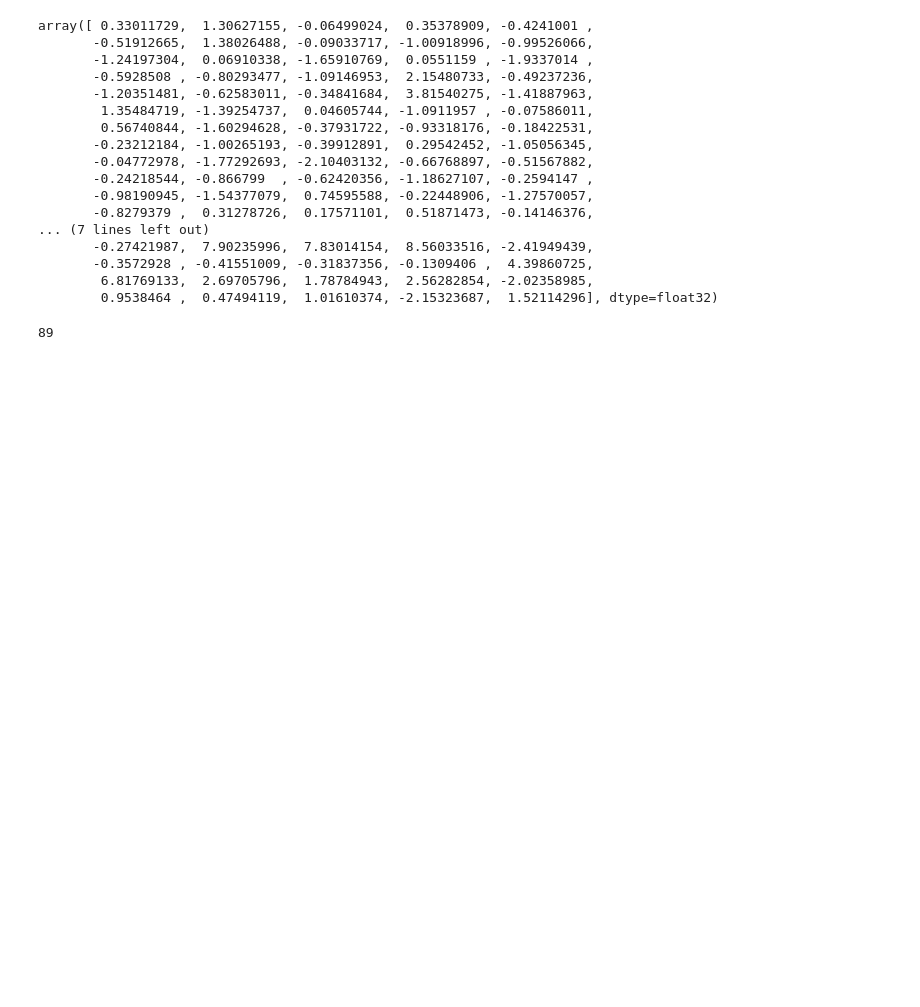
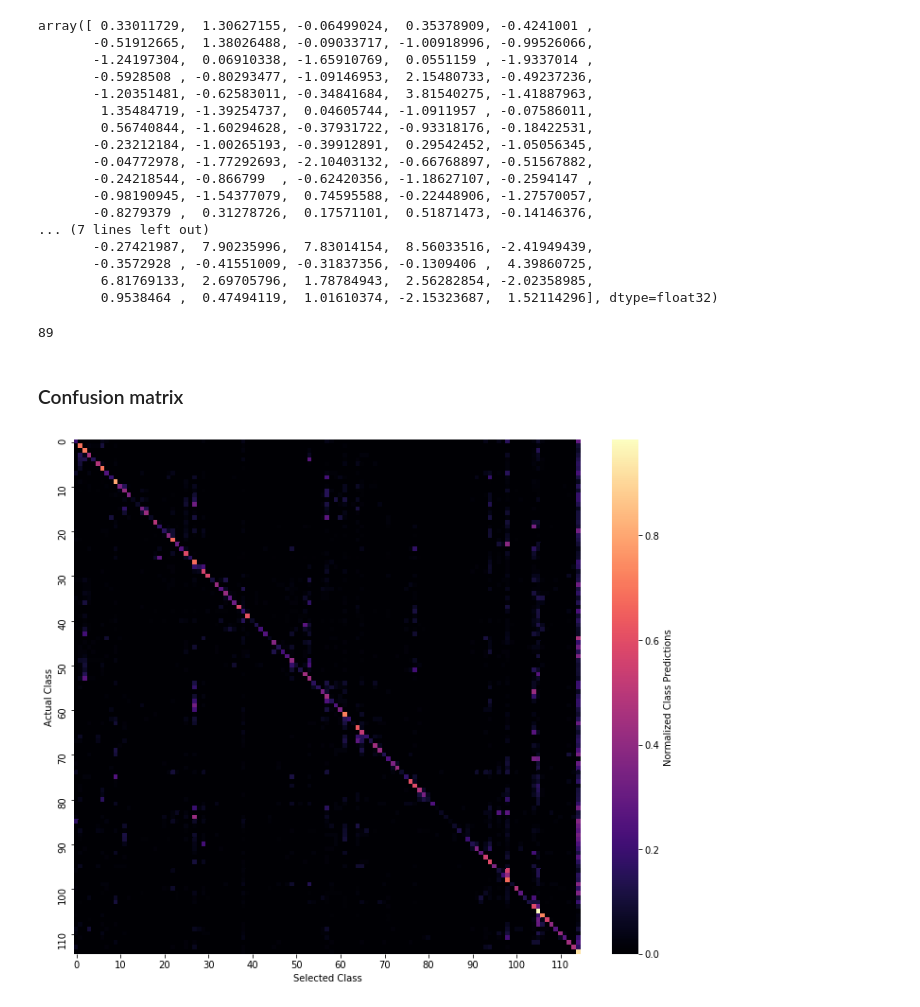
Before and after one commit to aawiegel/Poochr, a Jupyter notebook: ImageClass.ipynb, the cells around one changed output. Drawn from its saved outputs; the diff is of its cells as text; code cells hidden in the pictures; blank space fills up the shorter version.

Commit message:
confusion matrix

```diff
--- a/ImageClass.ipynb
+++ b/ImageClass.ipynb
@@ -561,3 +564,30 @@ np.save('breed_max_vec.npy', second_dense_max)
 second_dense_max['n02108000-EntleBucher'].argmax()
 # %% [output]
 89
+# %% [markdown]
+### Confusion matrix
+# %%
+breeds = np.load('breed_indices.npy').tolist()
+# %%
+second_dense = np.load('test_second_layer.npy').tolist()
+# %%
+confusion = np.zeros((len(breeds), len(breeds)))
+for breed, index in breeds.items():
+    for vector in second_dense[breed]:
+        best_guess = vector[0][0].argmax(axis=-1)
+        confusion[index][best_guess] += 1
+    confusion[index] = confusion[index]/confusion[index].sum()
+# %%
+fig, ax = plt.subplots(figsize=(12, 10))
+
+
+sns.heatmap(confusion, ax = ax,
+            xticklabels=10, yticklabels=10,
+            cbar_kws={'label' : 'Normalized Class Predictions'},
+            cmap="magma")
+ax.set_xlabel("Selected Class")
+ax.set_ylabel("Actual Class")
+fig.savefig('confusion_matrix.png', fmt='png', dpi=600, bbox_inches='tight')
+plt.show();
+# %% [output]
+[figure, added]
```
Also changed, not shown: parts of 3 cells of this notebook.
